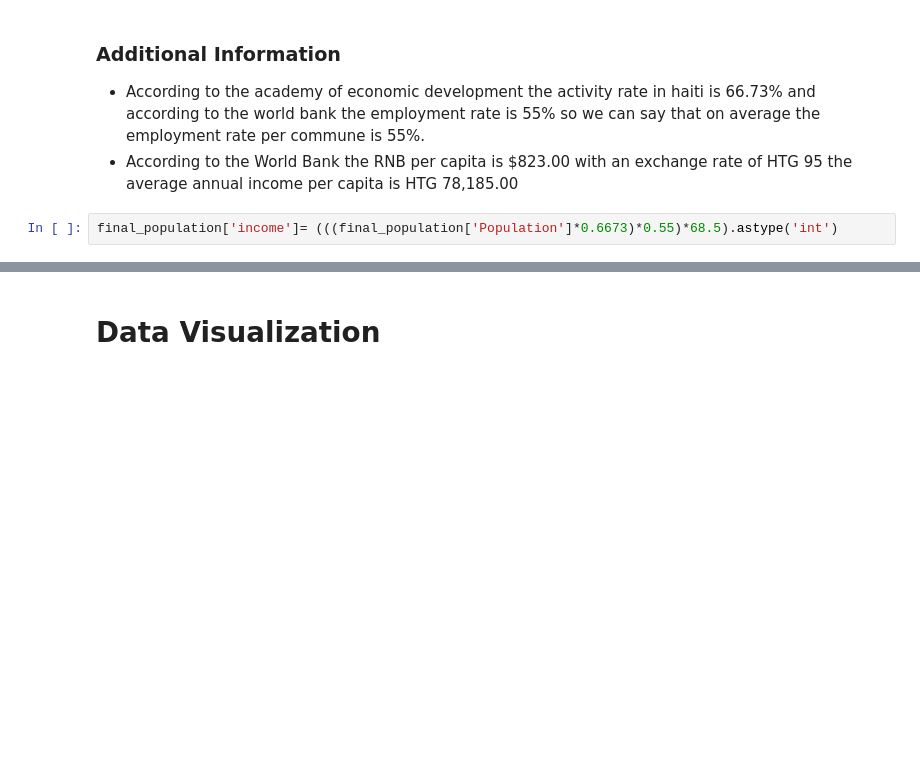
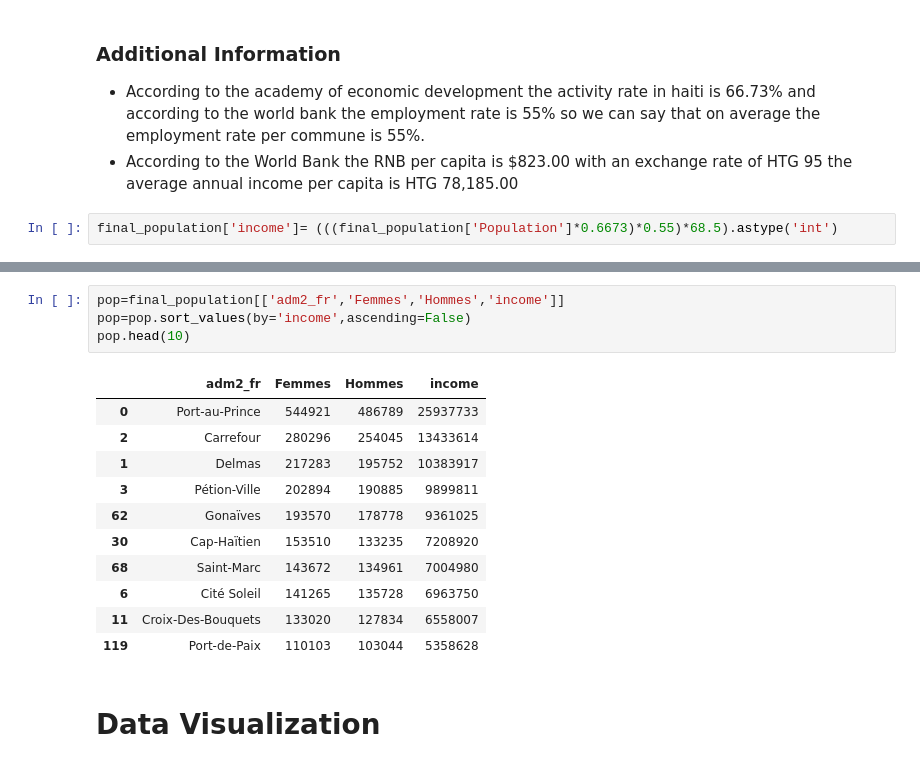
Before and after one commit to Ldave01/Best_Place_For_Business, a Jupyter notebook: eda.ipynb, the cells around one changed output, grey strips where cells are left out. Cells and saved outputs as stored; diff of their text form; blank space fills up the shorter version.

```diff
--- a/eda.ipynb
+++ b/eda.ipynb
@@ -108,6 +108,22 @@ final_population.head()
 | 2 | HT0113 | Carrefour | 534341 | 280296 | 254045 | 235636 | 298705 | 123841 | 111795 | 156455 | ... |
 | 3 | HT0114 | Pétion-Ville | 393779 | 202894 | 190885 | 163369 | 230410 | 83521 | 79848 | 119373 | ... |
 | 4 | HT0115 | Kenscoff | 60017 | 29928 | 30089 | 27366 | 32651 | 13623 | 13743 | 16305 | ... |
+# %%
+pop=final_population[['adm2_fr','Femmes','Hommes','income']]
+pop=pop.sort_values(by='income',ascending=False)
+pop.head(10)
+# %% [output]
+|  | adm2_fr | Femmes | Hommes | income |
+| 0 | Port-au-Prince | 544921 | 486789 | 25937733 |
+| 2 | Carrefour | 280296 | 254045 | 13433614 |
+| 1 | Delmas | 217283 | 195752 | 10383917 |
+| 3 | Pétion-Ville | 202894 | 190885 | 9899811 |
+| 62 | Gonaïves | 193570 | 178778 | 9361025 |
+| 30 | Cap-Haïtien | 153510 | 133235 | 7208920 |
+| 68 | Saint-Marc | 143672 | 134961 | 7004980 |
+| 6 | Cité Soleil | 141265 | 135728 | 6963750 |
+| 11 | Croix-Des-Bouquets | 133020 | 127834 | 6558007 |
+| 119 | Port-de-Paix | 110103 | 103044 | 5358628 |
 # %% [markdown]
 # Data Visualization
 # %%
```
Also changed, not shown: parts of 13 cells of this notebook, 1 other file.
